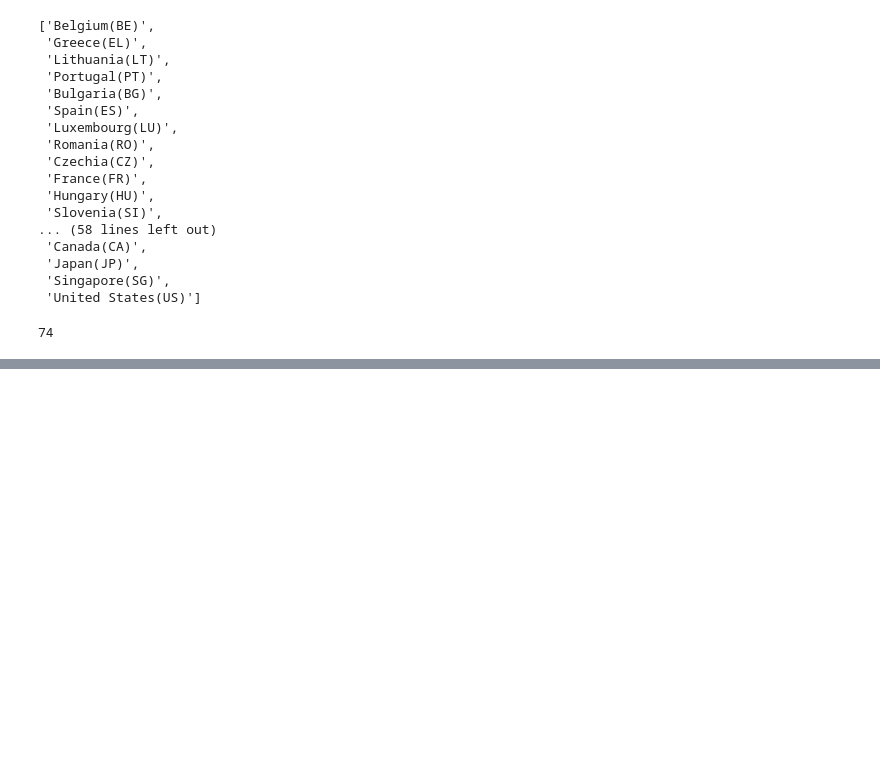
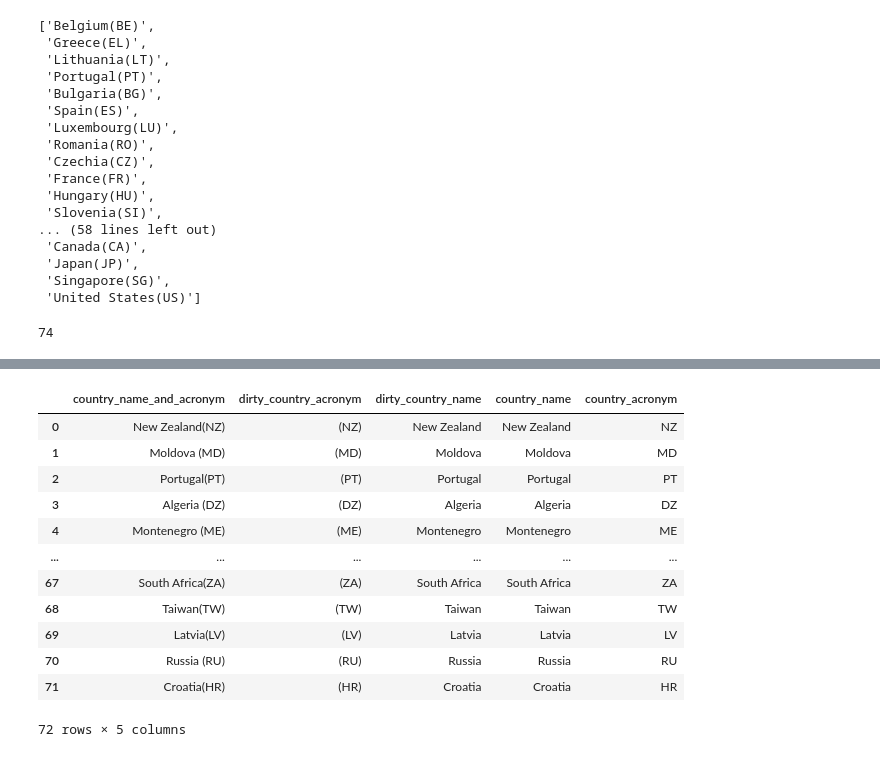
Before and after one commit to manuaq/project_m1, a Jupyter notebook: trash/project_module_1_full.ipynb, the cells around one changed output, grey strips where cells are left out. Cells and saved outputs as stored; diff of their text form; code cells hidden in the pictures; blank space fills up the shorter version.

```diff
--- a/trash/project_module_1_full.ipynb
+++ b/trash/project_module_1_full.ipynb
@@ -974,0 +1003,4 @@ country_df['raw'].str.contains('....-..-..', regex=True)
+# %%
+country_df['dirty_country_acronym'] = country_df['country_name_and_acronym'].str.extract('(\(.+\))', expand=True)
+
+country_df
@@ -974,0 +1021,4 @@ country_df['raw'].str.contains('....-..-..', regex=True)
+# %%
+country_df['dirty_country_name'] = country_df['country_name_and_acronym'].str.extract('(^.+?(?=\())', expand=True)
+
+country_df.tail(10)
@@ -974,0 +1037,4 @@ country_df['raw'].str.contains('....-..-..', regex=True)
+# %%
+country_df['country_name'] = country_df['dirty_country_name'].str.lstrip().str.rstrip()
+
+country_df['country_name']
@@ -974,0 +1071,18 @@ country_df['raw'].str.contains('....-..-..', regex=True)
+# %%
+country_df['country_acronym'] = country_df['dirty_country_acronym'].str.extract('([A-Z]+)', expand=True)
+
+country_df
+# %% [output]
+|  | country_name_and_acronym | dirty_country_acronym | dirty_country_name | country_name | country_acronym |
+| 0 | New Zealand(NZ) | (NZ) | New Zealand | New Zealand | NZ |
+| 1 | Moldova (MD) | (MD) | Moldova | Moldova | MD |
+| 2 | Portugal(PT) | (PT) | Portugal | Portugal | PT |
+| 3 | Algeria (DZ) | (DZ) | Algeria | Algeria | DZ |
+| 4 | Montenegro (ME) | (ME) | Montenegro | Montenegro | ME |
+| ... | ... | ... | ... | ... | ... |
+| 67 | South Africa(ZA) | (ZA) | South Africa | South Africa | ZA |
+| 68 | Taiwan(TW) | (TW) | Taiwan | Taiwan | TW |
+| 69 | Latvia(LV) | (LV) | Latvia | Latvia | LV |
+| 70 | Russia (RU) | (RU) | Russia | Russia | RU |
+| 71 | Croatia(HR) | (HR) | Croatia | Croatia | HR |
+72 rows × 5 columns
```
Also changed, not shown: parts of 15 cells of this notebook.
